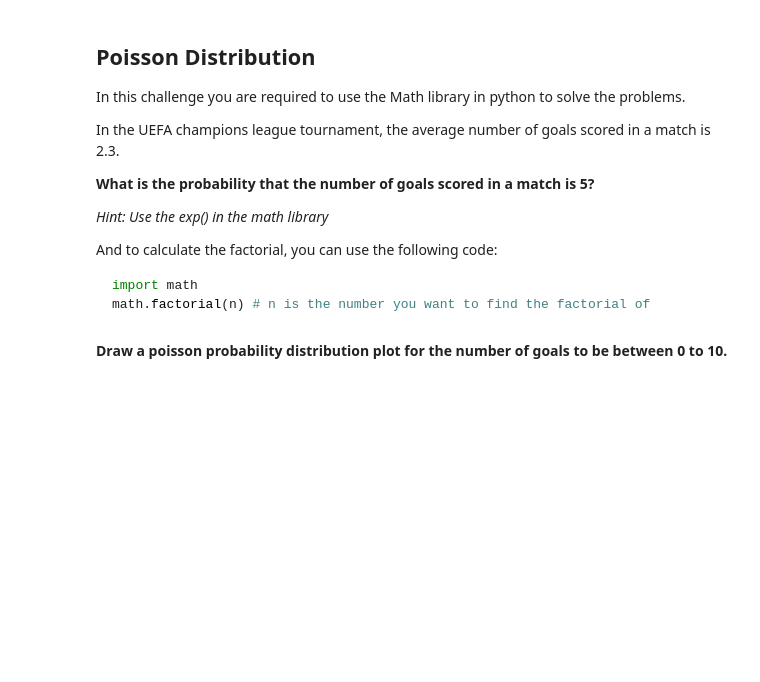
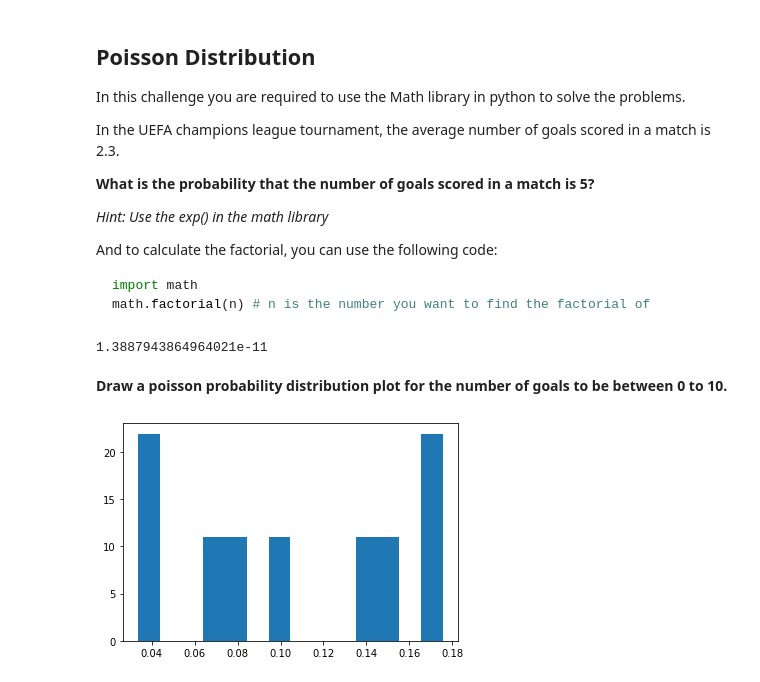
Before and after one commit to ironhack-datalabs/datamad0620, a Jupyter notebook: module-2/lab-discrete-probability-distribution/your-code/main.ipynb, the cells around one changed output. Saved outputs shown, nothing was run; the diff lists cells and outputs as text; code cells hidden in the pictures; blank space fills up the shorter version.

```diff
--- a/module-2/lab-discrete-probability-distribution/your-code/main.ipynb
+++ b/module-2/lab-discrete-probability-distribution/your-code/main.ipynb
@@ -113,2 +111,13 @@ math.factorial(n) # n is the number you want to find the factorial of
+# %%
+# your code here
+
+
+import math
+from math import exp, expm1
+k=1
+probabilidad= math.exp((-5)*((5**k)/(math.factorial(k))))
+probabilidad
+# %% [output]
+1.3887943864964021e-11
 # %% [markdown]
 **Draw a poisson probability distribution plot for the number of goals to be between 0 to 10.**
@@ -117,0 +124,9 @@ math.factorial(n) # n is the number you want to find the factorial of
+# %%
+from scipy.stats import poisson
+mean=2.3
+
+probabilidad2= poisson.pmf(k=range(1,10), mu=5, loc=0)
+count, bins, ignored = plt.hist(probabilidad2 ,14, density=True)
+plt.show()
+# %% [output]
+[figure, added]
```
Also changed, not shown: parts of 4 cells of this notebook.
